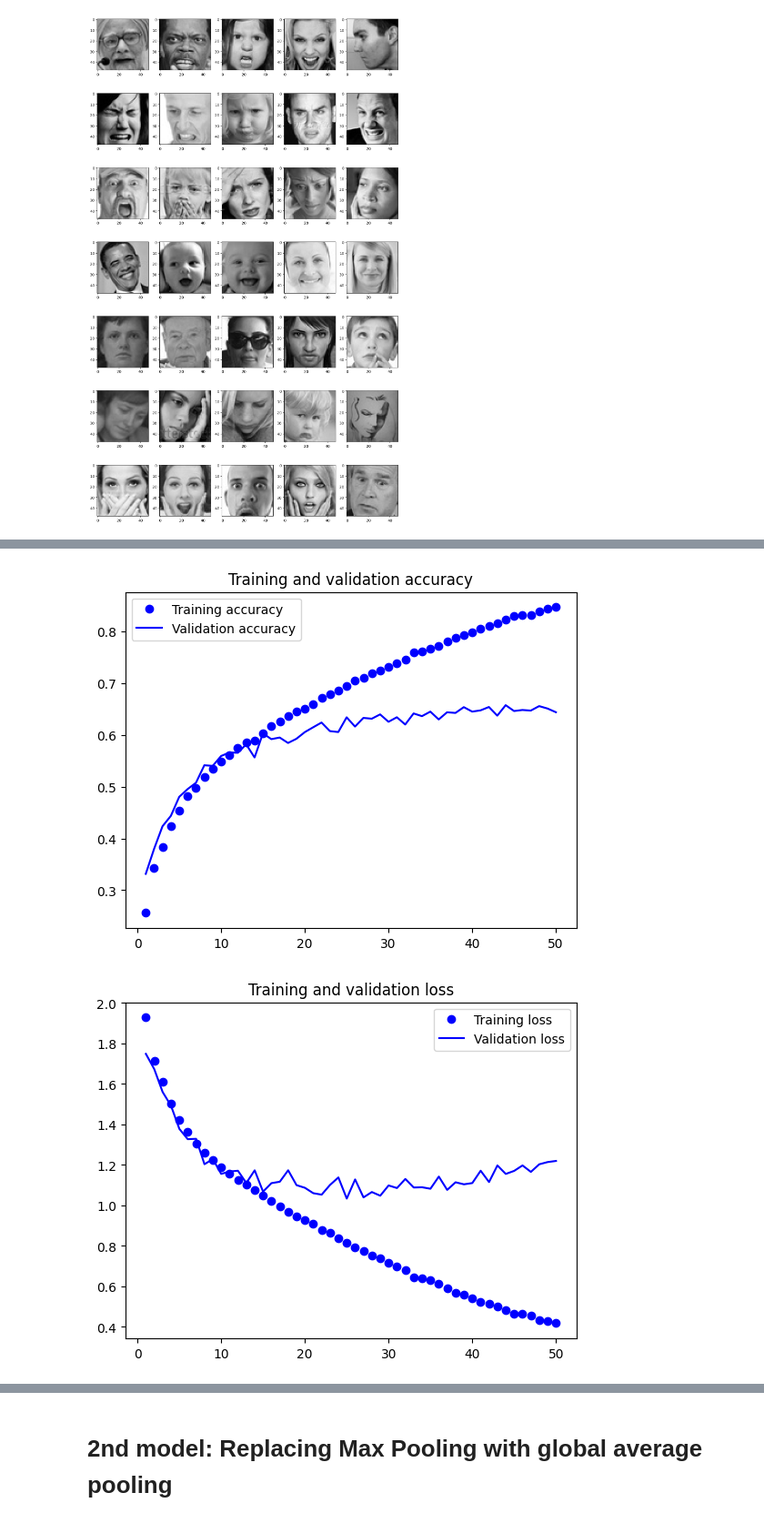
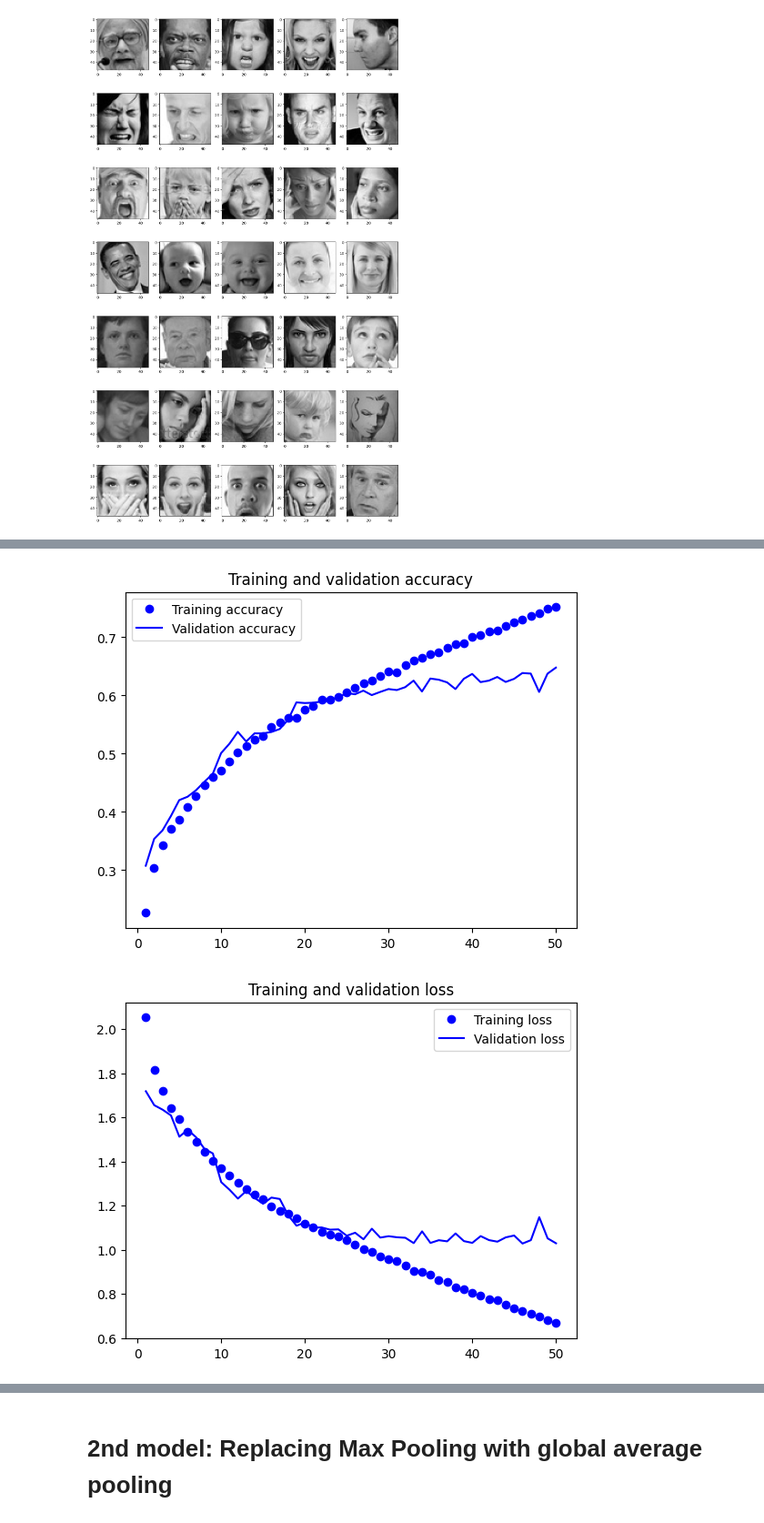
Before and after one commit to LifeiWangRiley/Facial_Expression_Recognition_Model_CNN, a Jupyter notebook: CNN_Trials_1.ipynb, the cells around one changed output, grey strips where cells are left out. Shown at 91% size. Saved outputs shown, nothing was run; the diff lists cells and outputs as text; code cells hidden in the pictures.

Commit message:
transfer learning

```diff
--- a/CNN_Trials_1.ipynb
+++ b/CNN_Trials_1.ipynb
@@ -171,7 +209,7 @@ nb_classes = 7
 model = Sequential()
 
 # 1 - Convolution
-model.add(Conv2D(64, (3,3), padding='same', input_shape=(48, 48, 3)))
+model.add(Conv2D(64, (3,3), padding='same', input_shape=(48, 48, 1)))
 model.add(BatchNormalization())
 model.add(Activation('relu'))
 model.add(MaxPooling2D(pool_size=(2, 2)))
@@ -214,18 +252,3 @@ model.add(Activation('relu'))
 model.add(Dropout(0.25))
 
 model.add(Dense(nb_classes, activation='softmax'))
-
-opt = Adam(learning_rate=0.0001)
-model.compile(optimizer=opt, loss='categorical_crossentropy', metrics=['accuracy'])
-# %%
-callbacks = [
-    keras.callbacks.ModelCheckpoint(
-        filepath="./models/original_model.keras",
-        save_best_only=True,
-        monitor="val_loss")
-]
-history_3 = model.fit(
-    train_dataset,
-    epochs=50,
-    validation_data=validation_dataset,
-    callbacks=callbacks)
@@ -249,0 +258,16 @@ Epoch 50/50
+# %%
+# number of epochs to train the NN
+epochs = 50
+
+from keras.callbacks import ModelCheckpoint
+
+checkpoint = ModelCheckpoint("model_weights.h5", monitor='val_acc', verbose=1, save_best_only=True, mode='max')
+callbacks_list = [checkpoint]
+
+history = model.fit_generator(generator=train_generator,
+                                steps_per_epoch=train_generator.n//train_generator.batch_size,
+                                epochs=epochs,
+                                validation_data = validation_generator,
+                                validation_steps = validation_generator.n//validation_generator.batch_size,
+                                callbacks=callbacks_list
+                                )
@@ -250,19 +293,19 @@ Epoch 50/50
 # %%
-acc = history_3.history["accuracy"]
-val_acc = history_3.history["val_accuracy"]
-loss = history_3.history["loss"]
-val_loss = history_3.history["val_loss"]
+acc = history.history["accuracy"]
+val_acc = history.history["val_accuracy"]
+loss = history.history["loss"]
+val_loss = history.history["val_loss"]
 epochs = range(1, len(acc) + 1)
 plt.plot(epochs, acc, "bo", label="Training accuracy")
 plt.plot(epochs, val_acc, "b", label="Validation accuracy")
 plt.title("Training and validation accuracy")
 plt.legend()
 plt.figure()
 plt.plot(epochs, loss, "bo", label="Training loss")
 plt.plot(epochs, val_loss, "b", label="Validation loss")
 plt.title("Training and validation loss")
 plt.legend()
 plt.show()
 # %% [output]
-[figure, old version]
+[figure, new version]
-[figure, old version]
+[figure, new version]
```
Also changed, not shown: parts of 15 cells of this notebook, 3 other files.
